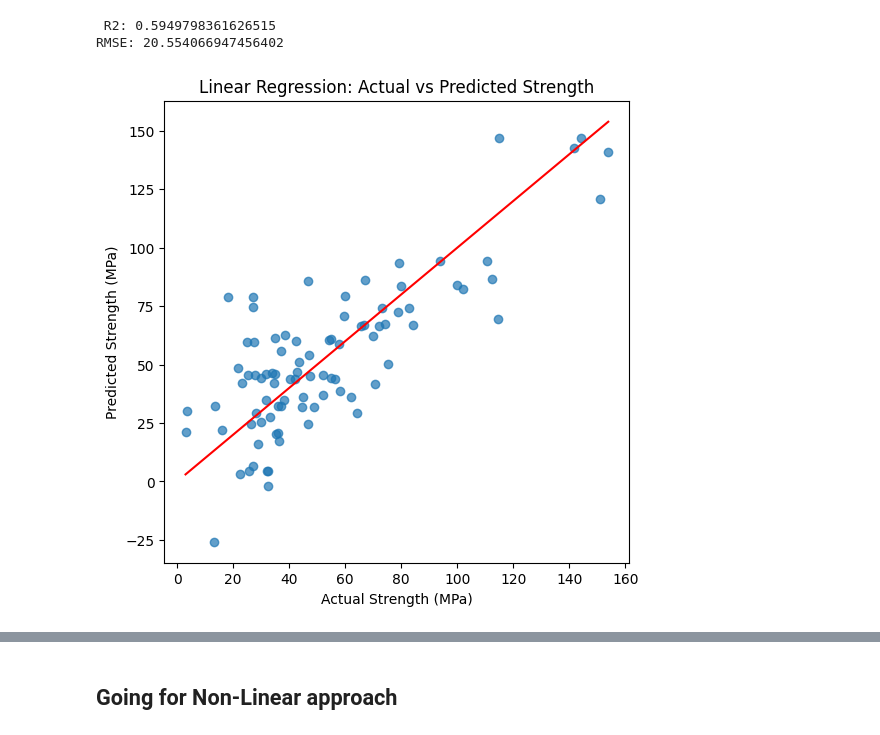
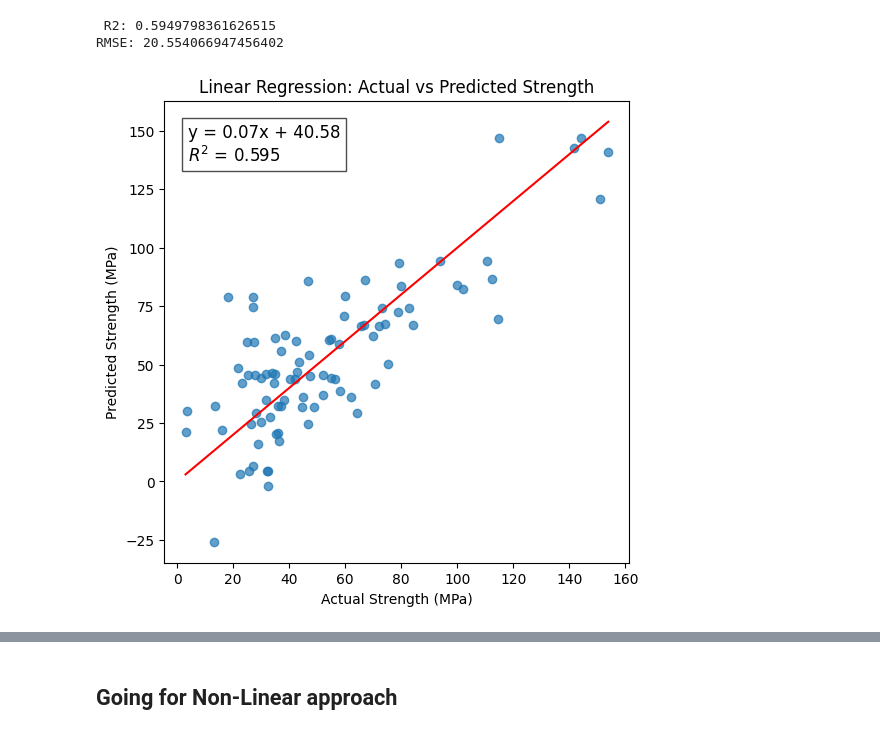
Before and after one commit to Prayash1432/Capstone-Final, a Jupyter notebook: Code.ipynb, the cells around one changed output, grey strips where cells are left out. Saved outputs shown, nothing was run; the diff lists cells and outputs as text; code cells hidden in the pictures.

Commit message:
Equation added

```diff
--- a/Code.ipynb
+++ b/Code.ipynb
@@ -448,15 +453,24 @@ RMSE: 20.554066947456402
 # %%
 plt.figure(figsize=(6,6))
-
 plt.scatter(y_test, y_pred, alpha=0.7)
 
 plt.xlabel("Actual Strength (MPa)")
 plt.ylabel("Predicted Strength (MPa)")
 plt.title("Linear Regression: Actual vs Predicted Strength")
+
 plt.plot([y_test.min(), y_test.max()],
          [y_test.min(), y_test.max()],
          color='red', linestyle='-')
 
+equation_text = f"y = {slope:.2f}x + {intercept:.2f}\n$R^2$ = {r2:.3f}"
+
+plt.text(0.05, 0.95,
+         equation_text,
+         transform=plt.gca().transAxes,
+         fontsize=12,
+         verticalalignment='top',
+         bbox=dict(facecolor='white', alpha=0.7))
+
 plt.show()
 # %% [output]
-[figure, old version]
+[figure, new version]
```
Also changed, not shown: parts of 7 cells of this notebook.
